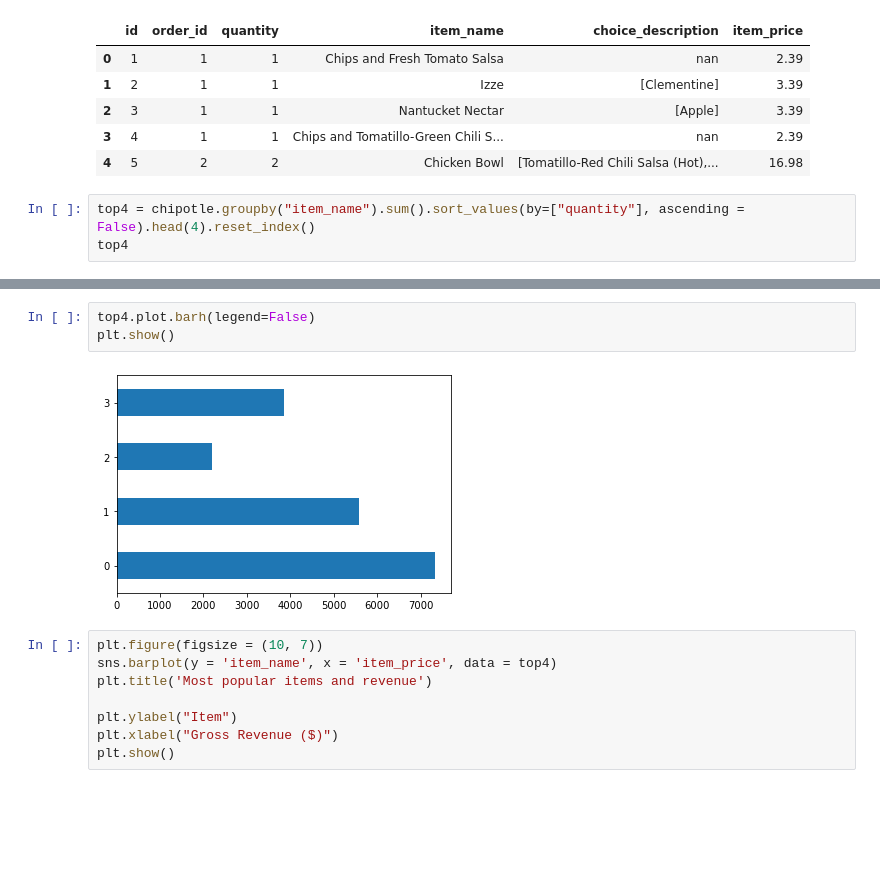
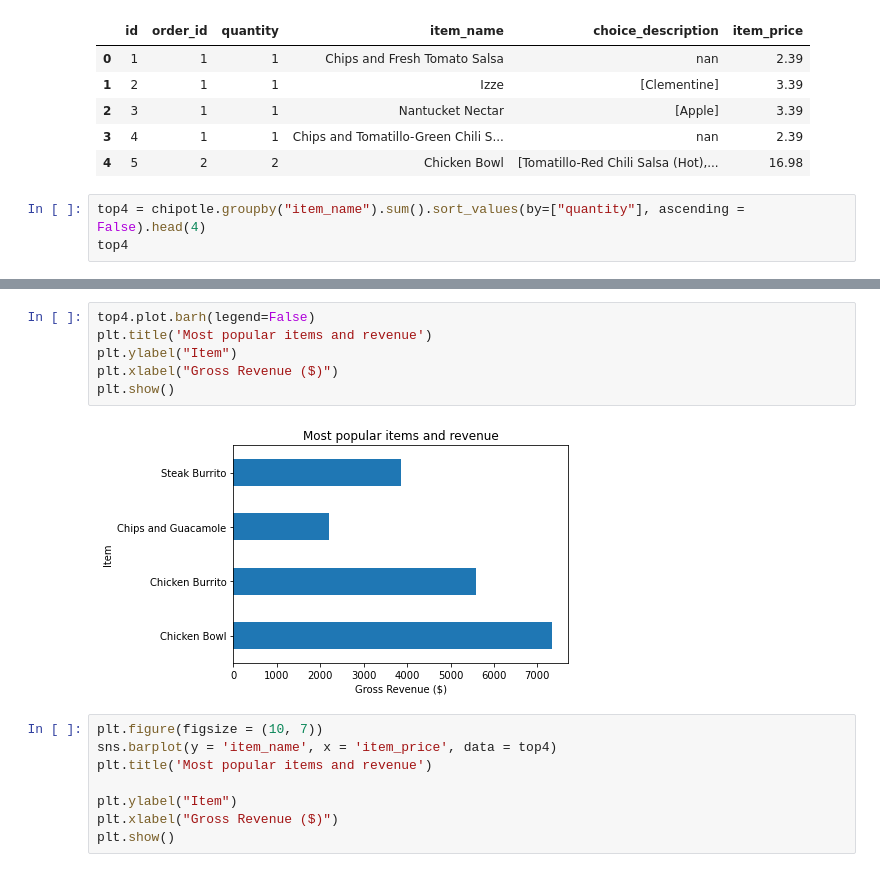
Before and after one commit to adam-talbot/numpy-pandas-visualization-exercises, a Jupyter notebook: seaborn_exercises.ipynb, the cells around one changed output, grey strips where cells are left out. Cells and saved outputs as stored; diff of their text form; blank space fills up the shorter version.

Commit message:
added some more labels to plots in seaborn exercises

```diff
--- a/seaborn_exercises.ipynb
+++ b/seaborn_exercises.ipynb
@@ -214,6 +214,6 @@ chipotle.head()
 | 3 | 4 | 1 | 1 | Chips and Tomatillo-Green Chili S... | nan | 2.39 |
 | 4 | 5 | 2 | 2 | Chicken Bowl | [Tomatillo-Red Chili Salsa (Hot),... | 16.98 |
 # %%
-top4 = chipotle.groupby("item_name").sum().sort_values(by=["quantity"], ascending = False).head(4).reset_index()
+top4 = chipotle.groupby("item_name").sum().sort_values(by=["quantity"], ascending = False).head(4)
 top4
 # %% [output]
@@ -234,8 +237,11 @@ top4
 # %%
 top4.plot.barh(legend=False)
+plt.title('Most popular items and revenue')
+plt.ylabel("Item")
+plt.xlabel("Gross Revenue ($)")
 plt.show()
 # %% [output]
-[figure, old version]
+[figure, new version]
 # %%
 plt.figure(figsize = (10, 7))
 sns.barplot(y = 'item_name', x = 'item_price', data = top4)
```
Also changed, not shown: parts of 4 cells of this notebook.
